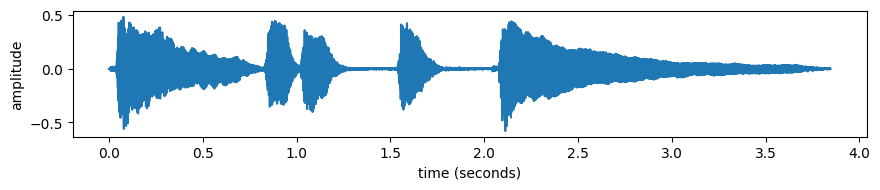
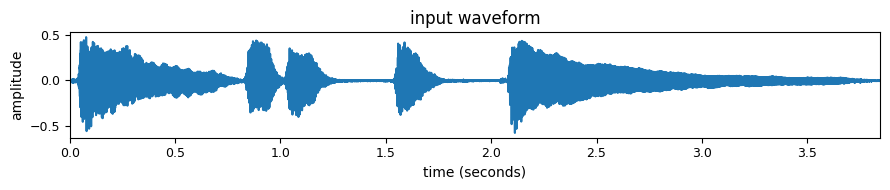
The change to this notebook cell's code, shown as a diff; its figure went from the first image to the second:
--- before
+++ after
@@ -3,8 +3,5 @@
 
 fig, ax = plt.subplots(figsize=(9, 2))
-time_axis = np.linspace(0, x.size / fs, x.size)
-ax.plot(time_axis, x)
-ax.set_xlabel('time (seconds)')
-ax.set_ylabel('amplitude')
+PH.plot_waveform(ax, x, fs, title='input waveform', xlabel='time (seconds)')
 plt.tight_layout()
 plt.show()

Commit: changes to all examples to make them more complete and with better plots